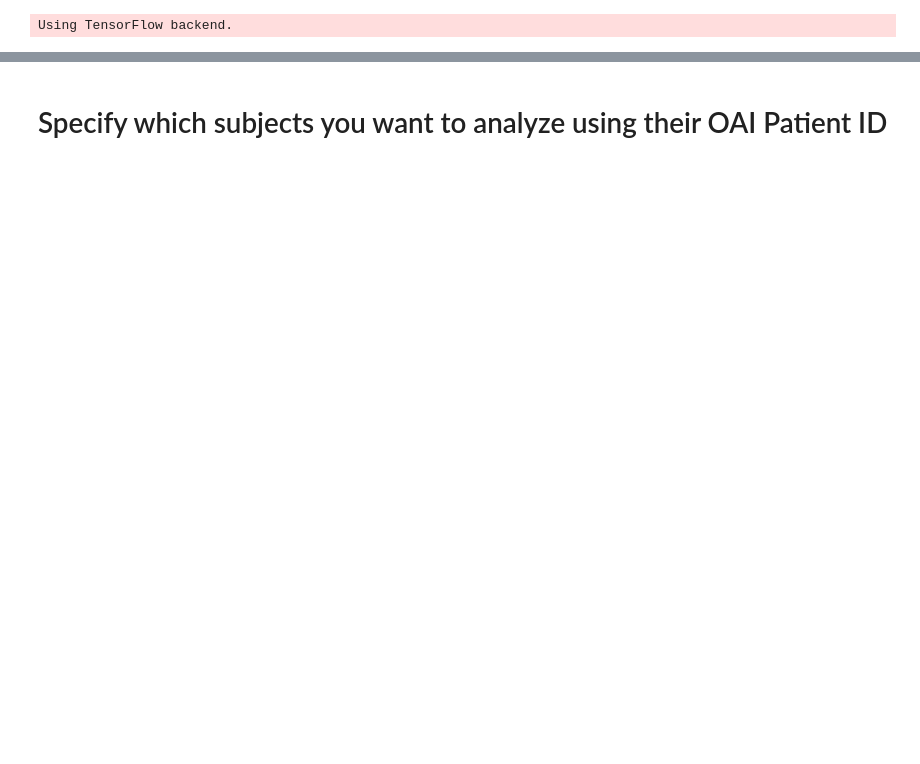
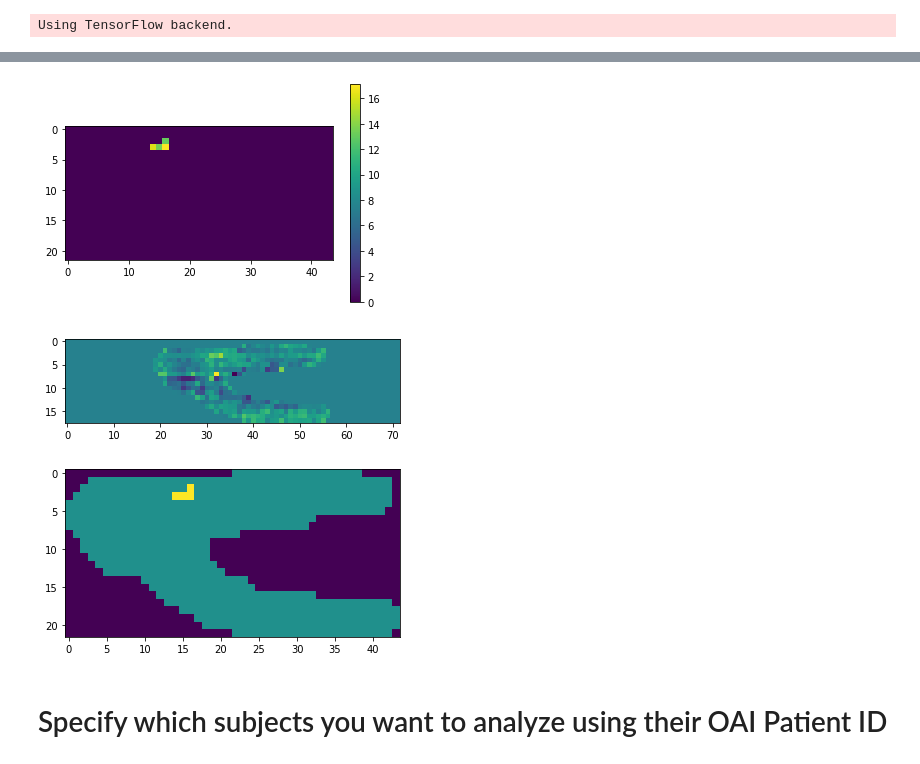
Before and after one commit to kathoma/AutomaticKneeMRISegmentation, a Jupyter notebook: FullPipeline.ipynb, the cells around one changed output, grey strips where cells are left out. Saved outputs shown, nothing was run; the diff lists cells and outputs as text; code cells hidden in the pictures; blank space fills up the shorter version.

```diff
--- a/FullPipeline.ipynb
+++ b/FullPipeline.ipynb
@@ -22,3 +42,22 @@ Using TensorFlow backend.
+# %%
+dmap,m = threshold_diffmaps(dif, mask, sigma_threshold = None, one_sided = 1,
+                       area_threshold = 80, plot = False)
+# dmap[dmap==0]=np.nan
+plt.imshow(dmap)
+plt.colorbar()
+plt.show()
+
+plt.imshow(dif)
+plt.show()
+toshow = np.copy(m)
+toshow = (toshow>.5)*1
+toshow[dmap!=0]=2
+plt.imshow(toshow)
+plt.show()
+# %% [output]
+[figure, added]
+[figure, added]
+[figure, added]
 # %% [markdown]
 # Specify which subjects you want to analyze using their OAI Patient ID
 # %%
```
Also changed, not shown: parts of 12 cells of this notebook, 5 other files.
